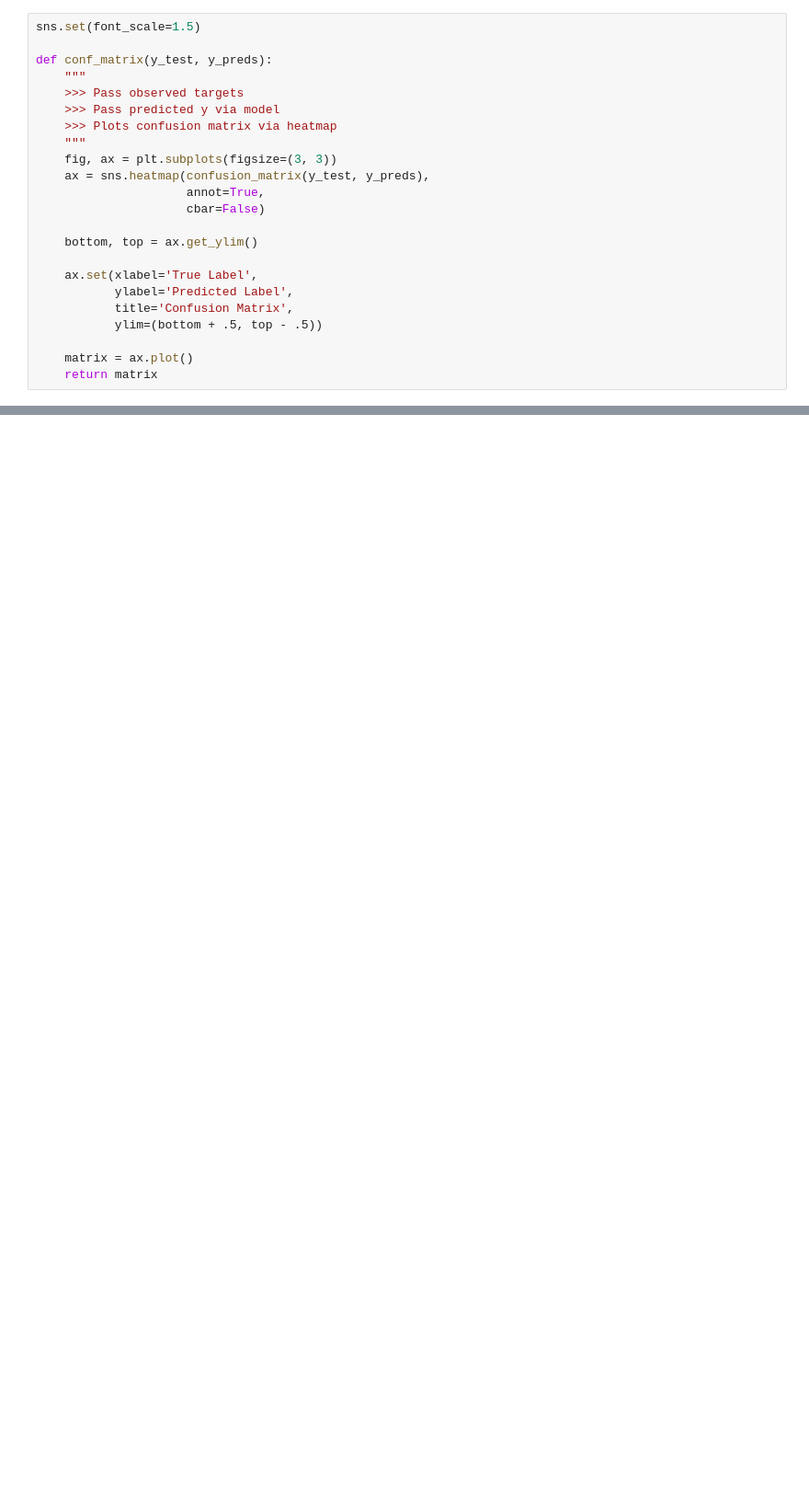
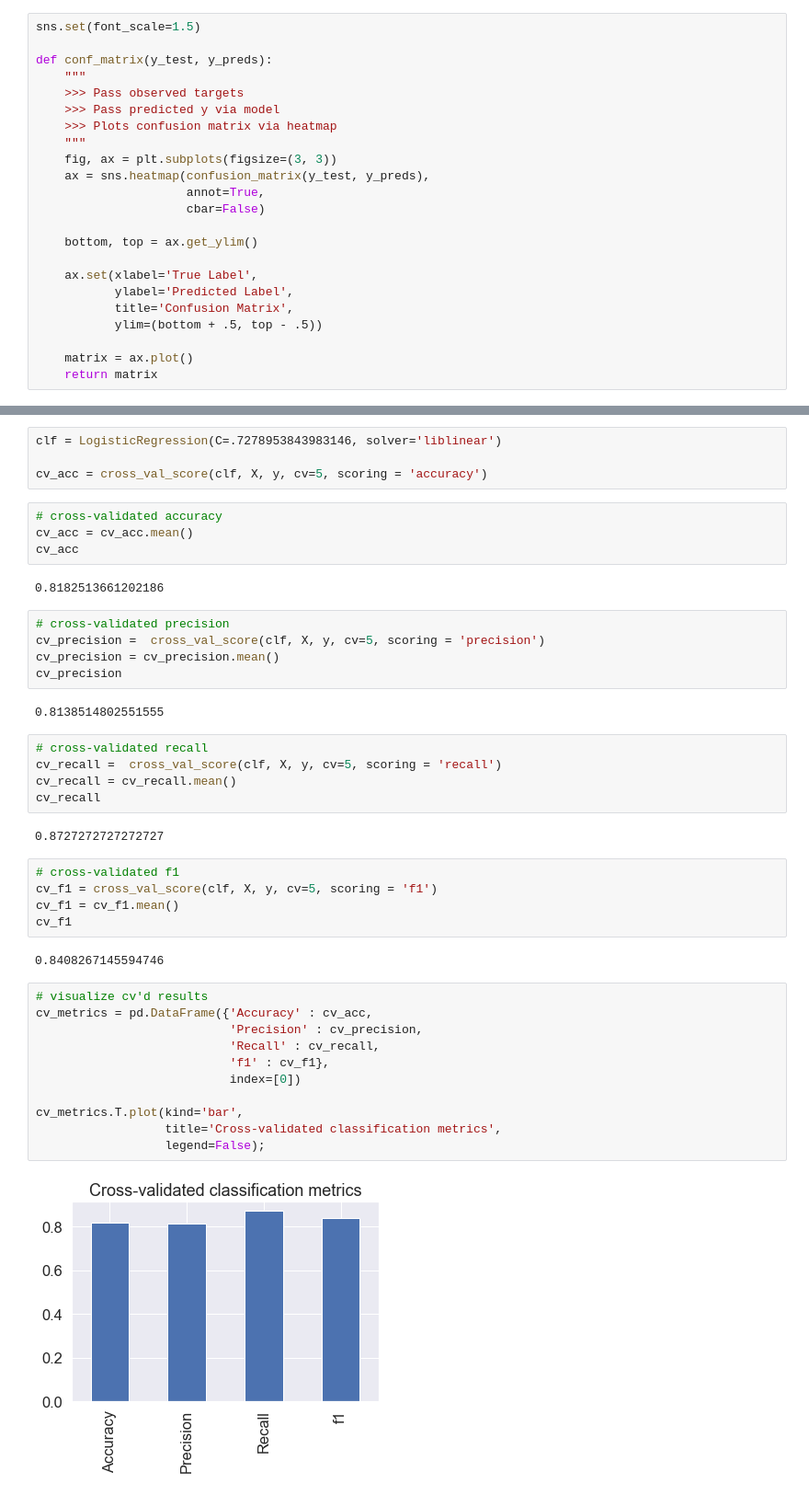
Before and after one commit to jschmidt345/data_analytics_ML, a Jupyter notebook: heart_disease_project/heart_disease_classification.ipynb, the cells around one changed output, grey strips where cells are left out. Shown: that part at 92% size. Drawn from its saved outputs; the diff is of its cells as text; blank space fills up the shorter version.

```diff
--- a/heart_disease_project/heart_disease_classification.ipynb
+++ b/heart_disease_project/heart_disease_classification.ipynb
@@ -647,0 +674,44 @@ conf_matrix(y_test, y_preds);
+# %%
+clf = LogisticRegression(C=.7278953843983146, solver='liblinear')
+
+cv_acc = cross_val_score(clf, X, y, cv=5, scoring = 'accuracy')
+# %%
+# cross-validated accuracy
+cv_acc = cv_acc.mean()
+cv_acc
+# %% [output]
+0.8182513661202186
+# %%
+# cross-validated precision
+cv_precision =  cross_val_score(clf, X, y, cv=5, scoring = 'precision')
+cv_precision = cv_precision.mean()
+cv_precision
+# %% [output]
+0.8138514802551555
+# %%
+# cross-validated recall
+cv_recall =  cross_val_score(clf, X, y, cv=5, scoring = 'recall')
+cv_recall = cv_recall.mean()
+cv_recall
+# %% [output]
+0.8727272727272727
+# %%
+# cross-validated f1
+cv_f1 = cross_val_score(clf, X, y, cv=5, scoring = 'f1')
+cv_f1 = cv_f1.mean()
+cv_f1
+# %% [output]
+0.8408267145594746
+# %%
+# visualize cv'd results
+cv_metrics = pd.DataFrame({'Accuracy' : cv_acc,
+                           'Precision' : cv_precision,
+                           'Recall' : cv_recall,
+                           'f1' : cv_f1},
+                           index=[0])
+
+cv_metrics.T.plot(kind='bar',
+                  title='Cross-validated classification metrics',
+                  legend=False);
+# %% [output]
+[figure, added]
```
Also changed, not shown: parts of 21 cells of this notebook.
